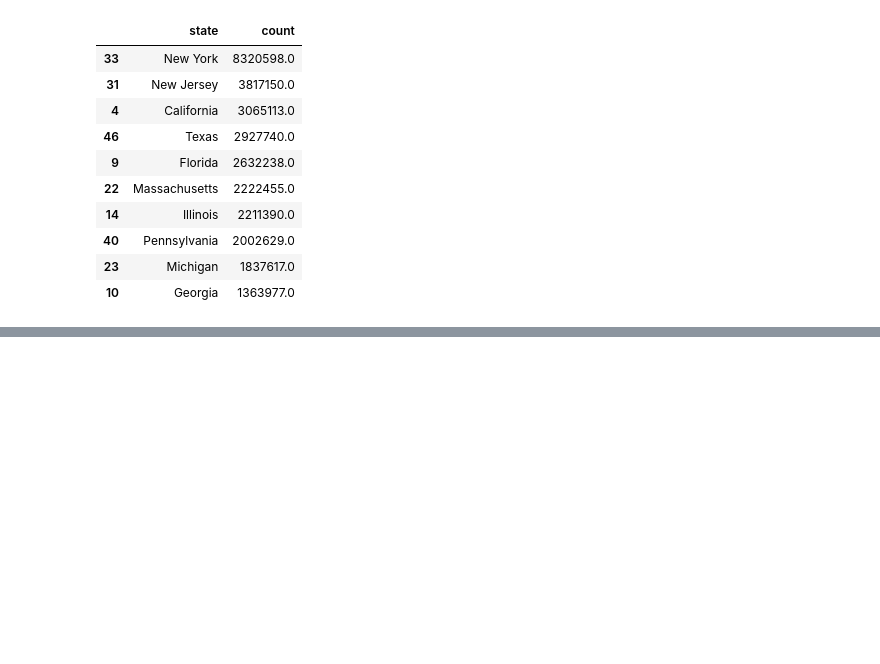
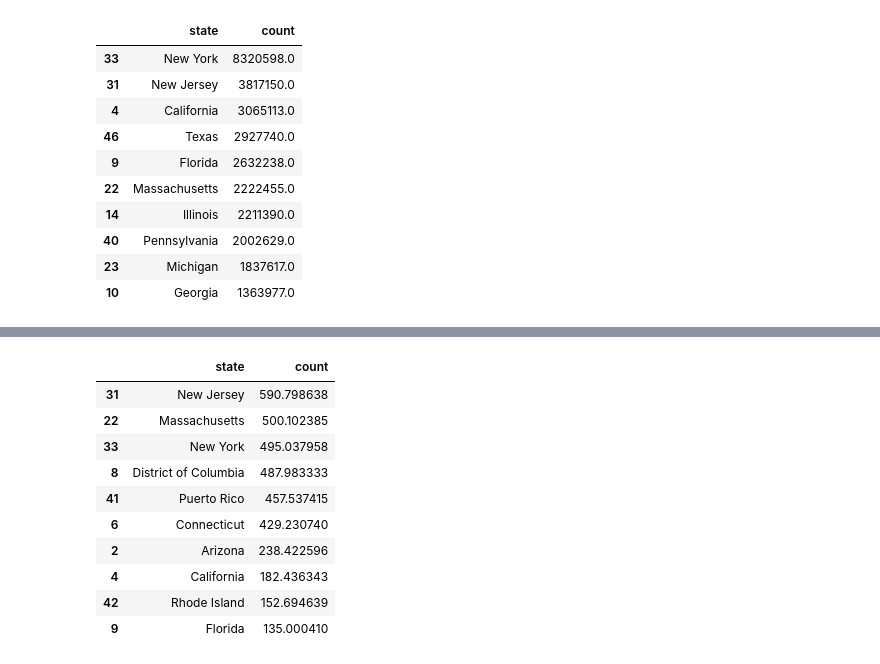
Before and after one commit to aswinudhesh/Data-Analytics, a Jupyter notebook: Corona_Vaccine.ipynb, the cells around one changed output, grey strips where cells are left out. Saved outputs shown, nothing was run; the diff lists cells and outputs as text; code cells hidden in the pictures; blank space fills up the shorter version.

```diff
--- a/Corona_Vaccine.ipynb
+++ b/Corona_Vaccine.ipynb
@@ -67,0 +91,21 @@ df_top10_2020.head(10)
+# %%
+def getyear(row):
+  return datetime.datetime.strptime(row["date"], "%Y-%m-%d").year # Call strptime from the datetime class
+
+df_new["year"] = df_new.apply(getyear, axis=1)
+df_in2020 = df_new.where(df_new["year"] == 2020)
+df_top10 = df_in2020.groupby(["state"])["deaths"].mean().to_frame("count").reset_index()
+df_top10_2020 = df_top10.sort_values(by="count", ascending=False)
+df_top10_2020.head(10)
+# %% [output]
+|  | state | count |
+| 31 | New Jersey | 590.798638 |
+| 22 | Massachusetts | 500.102385 |
+| 33 | New York | 495.037958 |
+| 8 | District of Columbia | 487.983333 |
+| 41 | Puerto Rico | 457.537415 |
+| 6 | Connecticut | 429.230740 |
+| 2 | Arizona | 238.422596 |
+| 4 | California | 182.436343 |
+| 42 | Rhode Island | 152.694639 |
+| 9 | Florida | 135.000410 |
```
Also changed, not shown: parts of 4 cells of this notebook.
